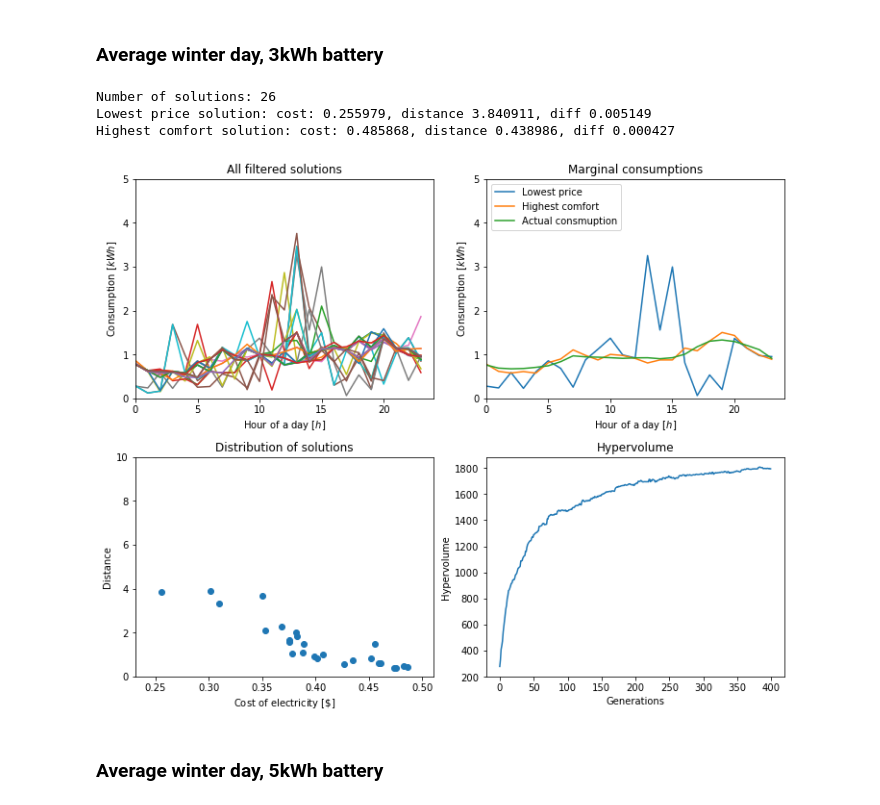
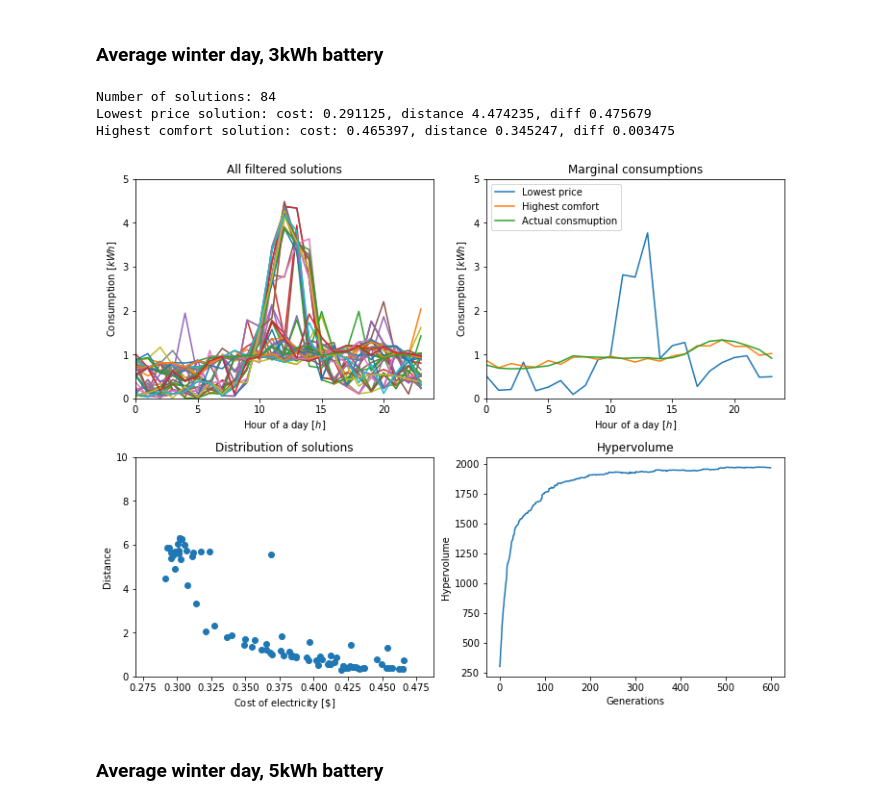
Before and after one commit to Jarino/energy-recommender, a Jupyter notebook: NSGA-II experiment with euclidean.ipynb, the cells around one changed output. Saved outputs shown, nothing was run; the diff lists cells and outputs as text; code cells hidden in the pictures.

Commit message:
Euclidean distance and smoothness experiment

```diff
--- a/NSGA-II experiment with euclidean.ipynb
+++ b/NSGA-II experiment with euclidean.ipynb
@@ -20,13 +20,13 @@ import nsgaii.toolbox as tb
 import nsgaii.search as sr
 from nsgaii.eval import Evaluation
 from nsgaii.battery import Battery
+# %%
+NDIM = 24
+BOUND_LOW = 0
+BOUND_UP = 10
+GENS = 600
+POPULATION_SIZE = 600
 # %%
-NDIM = 24
-BOUND_LOW = 0
-BOUND_UP = 10
-GENS = 400
-POPULATION_SIZE = 400
-
 creator.create('FitnessMin', base.Fitness, weights=(-1.0, -1.0, -1.0, -1.0))
 creator.create('Individual', array.array, typecode='d', fitness=creator.FitnessMin)
 # %% [markdown]
@@ -43,15 +43,15 @@ Price of predicted solution: 0.801744
 
 # first of all, no battery
 toolbox_wob = tb.setup(actual, pv, NDIM, BOUND_LOW, BOUND_UP, distance='euclidean')
-pop_wob, logbook_wob = sr.search(toolbox_wob, gens=GENS, verbose=False)
+pop_wob, logbook_wob, besthvpop_wob, besthv_wob = sr.search(toolbox_wob, gens=GENS, mu=POPULATION_SIZE, verbose=False)
 
 # battery with 3 kWh
 battery = Battery(3,0)
 toolbox_3 = tb.setup(actual, pv, NDIM, BOUND_LOW, BOUND_UP, battery, distance='euclidean')
-pop_3, logbook_3 = sr.search(toolbox_3, gens=GENS, verbose=False)
+pop_3, logbook_3, besthvpop_3, betshv_3 = sr.search(toolbox_3, gens=GENS, mu=POPULATION_SIZE, verbose=False)
 
 # battery with 5 kWh
 battery = Battery(5,0)
 toolbox_5 = tb.setup(actual, pv, NDIM, BOUND_LOW, BOUND_UP, battery, distance='euclidean')
-pop_5, logbook_5 = sr.search(toolbox_5, gens=GENS, verbose=False)
+pop_5, logbook_5, besthvpop_5, betshv_5 = sr.search(toolbox_5, gens=GENS, mu=POPULATION_SIZE, verbose=False)
 # %% [output]
@@ -89,14 +71,15 @@ plt.hist(ev.objective_values[:,2])
 # %% [markdown]
 ### Average winter day, 3kWh battery
 # %%
-ev = Evaluation(pop_3, toolbox_3, logbook_3, actual, distance_treshold=10)
+ev = Evaluation(besthvpop_3, toolbox_3, logbook_3, actual, distance_treshold=10)
 ev.plot()
 print(ev)
+plt.savefig('.exports/avg_winter_3kWh.jpg', dpi=500)
 # %% [output]
-Number of solutions: 26
-Lowest price solution: cost: 0.255979, distance 3.840911, diff 0.005149
-Highest comfort solution: cost: 0.485868, distance 0.438986, diff 0.000427
+Number of solutions: 84
+Lowest price solution: cost: 0.291125, distance 4.474235, diff 0.475679
+Highest comfort solution: cost: 0.465397, distance 0.345247, diff 0.003475
-[figure, old version]
+[figure, new version]
 # %% [markdown]
 ### Average winter day, 5kWh battery
 # %%
```
Also changed, not shown: parts of 33 cells of this notebook, 3 other files.
